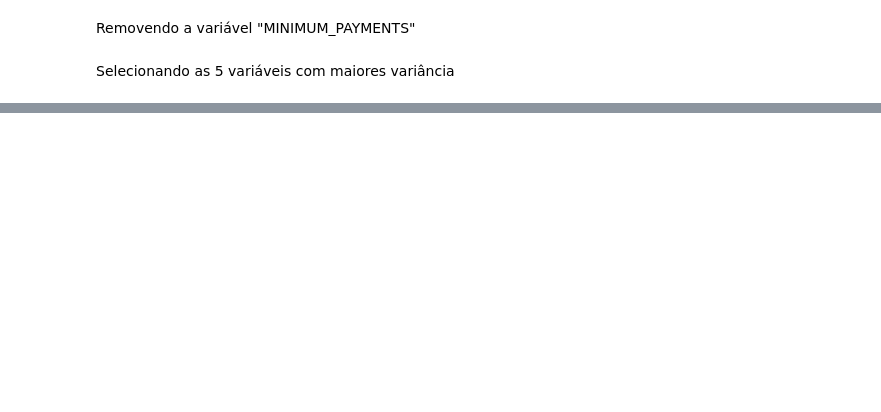
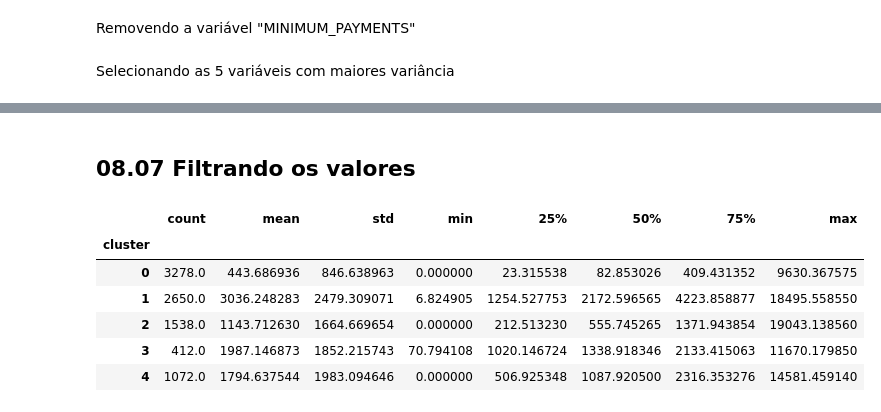
Before and after one commit to yorinori/Alura, a Jupyter notebook: Clustering_extraindo-padroes-de-dados/Notebook-cartao-de-credito.ipynb, the cells around one changed output, grey strips where cells are left out. Drawn from its saved outputs; the diff is of its cells as text; code cells hidden in the pictures; blank space fills up the shorter version.

Commit message:
08.07 Filtrando os valores

```diff
--- a/Clustering_extraindo-padroes-de-dados/Notebook-cartao-de-credito.ipynb
+++ b/Clustering_extraindo-padroes-de-dados/Notebook-cartao-de-credito.ipynb
@@ -483,0 +484,12 @@ teste.iloc[:5]
+# %% [markdown]
+## 08.07 Filtrando os valores
+# %%
+dataframe.groupby("cluster")["BALANCE"].describe()
+# %% [output]
+|  | count | mean | std | min | 25% | 50% | 75% | max |
+| cluster |  |  |  |  |  |  |  |  |
+| 0 | 3278.0 | 443.686936 | 846.638963 | 0.000000 | 23.315538 | 82.853026 | 409.431352 | 9630.367575 |
+| 1 | 2650.0 | 3036.248283 | 2479.309071 | 6.824905 | 1254.527753 | 2172.596565 | 4223.858877 | 18495.558550 |
+| 2 | 1538.0 | 1143.712630 | 1664.669654 | 0.000000 | 212.513230 | 555.745265 | 1371.943854 | 19043.138560 |
+| 3 | 412.0 | 1987.146873 | 1852.215743 | 70.794108 | 1020.146724 | 1338.918346 | 2133.415063 | 11670.179850 |
+| 4 | 1072.0 | 1794.637544 | 1983.094646 | 0.000000 | 506.925348 | 1087.920500 | 2316.353276 | 14581.459140 |
```
Also changed, not shown: parts of 19 cells of this notebook.
